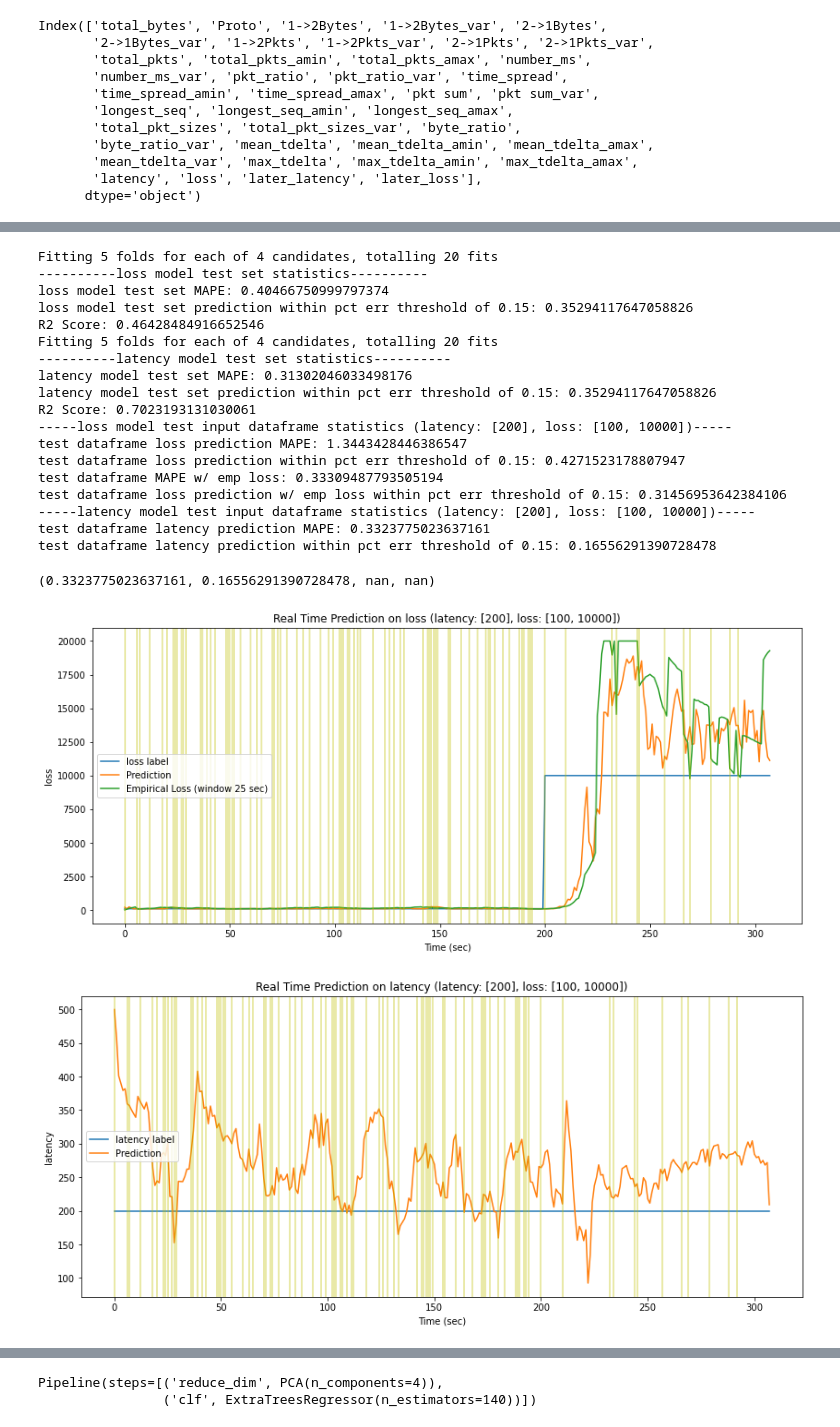
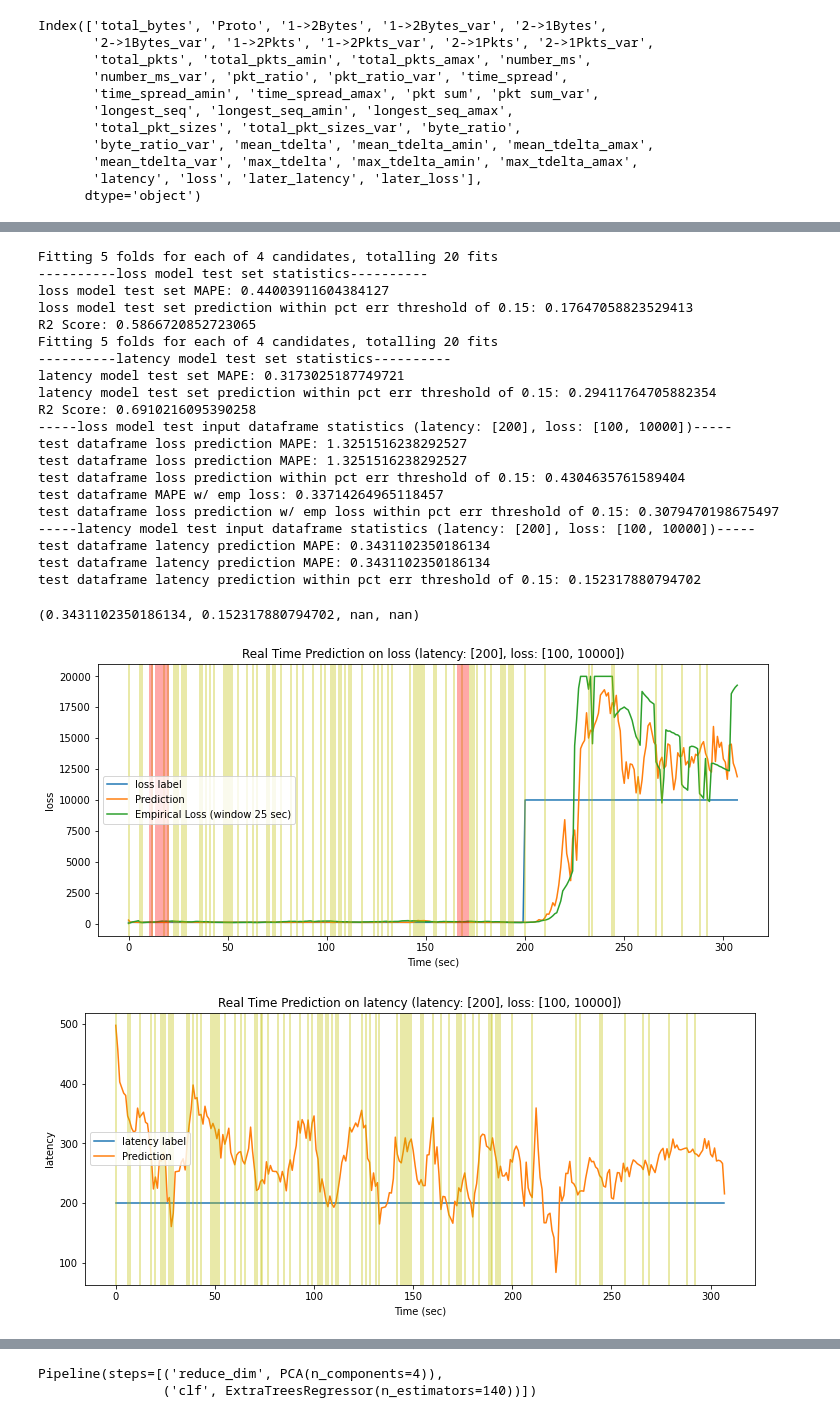
Before and after one commit to LauraDiao/Anomaly_Detectives, a Jupyter notebook: wk9.ipynb, the cells around one changed output, grey strips where cells are left out. Cells and saved outputs as stored; diff of their text form; code cells hidden in the pictures.

```diff
--- a/wk9.ipynb
+++ b/wk9.ipynb
@@ -110,7 +113,8 @@ total_pkts         0.025736
 dtype: float64
 # %%
-def gen_model(label, n_jobs=-1, n_estimators=200):
+def gen_model(label, n_jobs=-1, n_estimators=200, train_window=25):
     """generates predictive model and outputs predictions to new column in input df"""
+    # TODO TRAIN WINDOW FIX YOUR VARIABLES
     if label == "loss":
         # loss features
         indexcol = ["byte_ratio", "pkt_ratio", "time_spread", "total_bytes", "2->1Pkts"]
@@ -219,7 +223,7 @@ def vis_model(df, label, mdl, threshold=-0.3, emplosswindow=25, n_jobs=-1, n_est
     ## plotting performance visual
     # fig = plt.figure()
     df[[label, f"pred_{label}"]].plot(
-        figsize=(14, 6),
+        figsize=(12, 5),
         title=f"Real Time Prediction on {label} (latency: {list(df['latency'].unique())}, loss: {list(df['loss'].unique())})",
         xlabel="Time (sec)",
         ylabel=label,
@@ -247,49 +251,51 @@ def vis_model(df, label, mdl, threshold=-0.3, emplosswindow=25, n_jobs=-1, n_est
                 f"{label} label",
                 "Prediction",
             ],
             loc="center left",
         )
         test_mape_eloss = np.nan
         test_pcterr_eloss = np.nan
     for i in df[~df["event"].isnull()].index:
         plt.axvline(x=i, color="y", alpha=0.45)
 
     ## adds new column to df
 
-    df[f'pred_{label}_pctc2_smooth'] = df[f'pred_{label}'].rolling(10, min_periods=1).mean().pct_change(2).rolling(10, min_periods=1).mean()
+    df[f'pred_{label}_pctc2_smooth'] = df[f'pred_{label}'].rolling(25, min_periods=1).mean().pct_change(10).rolling(10, min_periods=1).mean()
     for i in df[df[f'pred_{label}_pctc2_smooth'] <= threshold].index: # indices where negative percent change is higher than threshold
         plt.axvline(x=i, color='r', alpha=.45)
 
     #TODO make better vizes
     return (test_mape, test_pcterr, test_mape_eloss, test_pcterr_eloss)
 
 
 lossmodel = gen_model("loss")
 latmodel = gen_model("latency")
 vis_model(df, "loss", lossmodel)
 vis_model(df, "latency", latmodel)
 # %% [output]
 Fitting 5 folds for each of 4 candidates, totalling 20 fits
 ----------loss model test set statistics----------
-loss model test set MAPE: 0.40466750999797374
-loss model test set prediction within pct err threshold of 0.15: 0.35294117647058826
-R2 Score: 0.46428484916652546
+loss model test set MAPE: 0.44003911604384127
+loss model test set prediction within pct err threshold of 0.15: 0.17647058823529413
+R2 Score: 0.5866720852723065
 Fitting 5 folds for each of 4 candidates, totalling 20 fits
 ----------latency model test set statistics----------
-latency model test set MAPE: 0.31302046033498176
-latency model test set prediction within pct err threshold of 0.15: 0.35294117647058826
-R2 Score: 0.7023193131030061
+latency model test set MAPE: 0.3173025187749721
+latency model test set prediction within pct err threshold of 0.15: 0.29411764705882354
+R2 Score: 0.6910216095390258
 -----loss model test input dataframe statistics (latency: [200], loss: [100, 10000])-----
-test dataframe loss prediction MAPE: 1.3443428446386547
-test dataframe loss prediction within pct err threshold of 0.15: 0.4271523178807947
-test dataframe MAPE w/ emp loss: 0.33309487793505194
-test dataframe loss prediction w/ emp loss within pct err threshold of 0.15: 0.31456953642384106
+test dataframe loss prediction MAPE: 1.3251516238292527
+test dataframe loss prediction MAPE: 1.3251516238292527
+test dataframe loss prediction within pct err threshold of 0.15: 0.4304635761589404
+test dataframe MAPE w/ emp loss: 0.33714264965118457
+test dataframe loss prediction w/ emp loss within pct err threshold of 0.15: 0.3079470198675497
 -----latency model test input dataframe statistics (latency: [200], loss: [100, 10000])-----
-test dataframe latency prediction MAPE: 0.3323775023637161
-test dataframe latency prediction within pct err threshold of 0.15: 0.16556291390728478
+test dataframe latency prediction MAPE: 0.3431102350186134
+test dataframe latency prediction MAPE: 0.3431102350186134
+test dataframe latency prediction within pct err threshold of 0.15: 0.152317880794702
-(0.3323775023637161, 0.16556291390728478, nan, nan)
+(0.3431102350186134, 0.152317880794702, nan, nan)
-[figure, old version]
+[figure, new version]
-[figure, old version]
+[figure, new version]
 # %%
 def get_statistics(filedir):
     # dir_ = 'data/jennawk5data'
```
Also changed, not shown: parts of 17 cells of this notebook, 2 other files.
